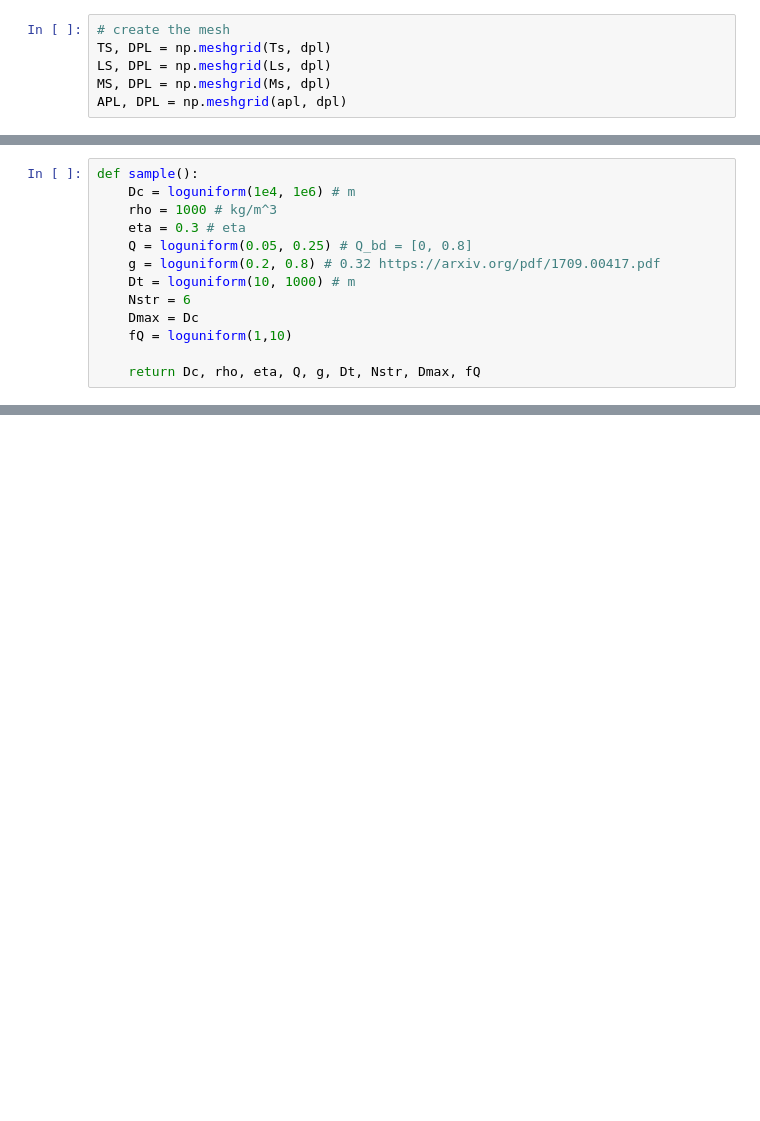
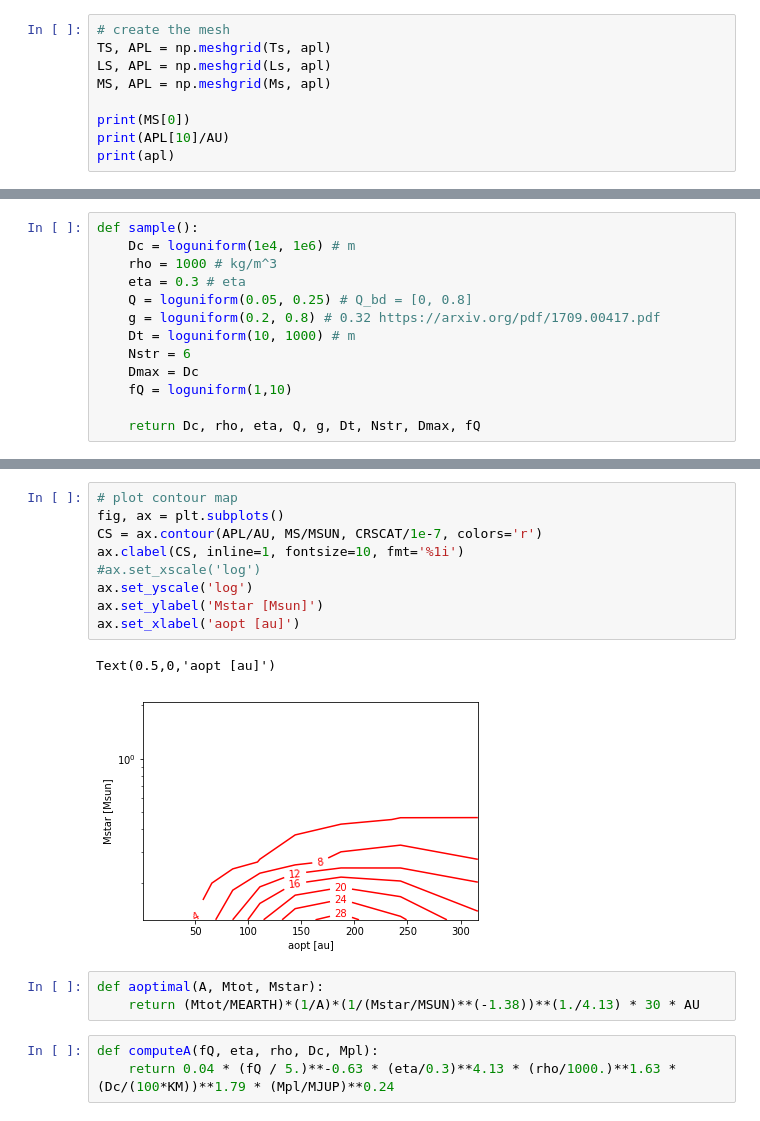
Before and after one commit to LoicNassif/CE-Irregular-Satellites, a Jupyter notebook: jupyter_examples/2DOpt.ipynb, the cells around one changed output, grey strips where cells are left out. Saved outputs shown, nothing was run; the diff lists cells and outputs as text; blank space fills up the shorter version.

```diff
--- a/jupyter_examples/2DOpt.ipynb
+++ b/jupyter_examples/2DOpt.ipynb
@@ -81,7 +81,10 @@ dpl = dpl*PC
 apl = apl*AU
 # %%
 # create the mesh
-TS, DPL = np.meshgrid(Ts, dpl)
-LS, DPL = np.meshgrid(Ls, dpl)
-MS, DPL = np.meshgrid(Ms, dpl)
-APL, DPL = np.meshgrid(apl, dpl)
+TS, APL = np.meshgrid(Ts, apl)
+LS, APL = np.meshgrid(Ls, apl)
+MS, APL = np.meshgrid(Ms, apl)
+
+print(MS[0])
+print(APL[10]/AU)
+print(apl)
@@ -190,0 +276,18 @@ Text(0.5,0,'distance [pc]')
+# %%
+# plot contour map
+fig, ax = plt.subplots()
+CS = ax.contour(APL/AU, MS/MSUN, CRSCAT/1e-7, colors='r')
+ax.clabel(CS, inline=1, fontsize=10, fmt='%1i')
+#ax.set_xscale('log')
+ax.set_yscale('log')
+ax.set_ylabel('Mstar [Msun]')
+ax.set_xlabel('aopt [au]')
+# %% [output]
+Text(0.5,0,'aopt [au]')
+[figure, added]
+# %%
+def aoptimal(A, Mtot, Mstar):
+    return (Mtot/MEARTH)*(1/A)*(1/(Mstar/MSUN)**(-1.38))**(1./4.13) * 30 * AU
+# %%
+def computeA(fQ, eta, rho, Dc, Mpl):
+    return 0.04 * (fQ / 5.)**-0.63 * (eta/0.3)**4.13 * (rho/1000.)**1.63 * (Dc/(100*KM))**1.79 * (Mpl/MJUP)**0.24
```
Also changed, not shown: parts of 19 cells of this notebook.
